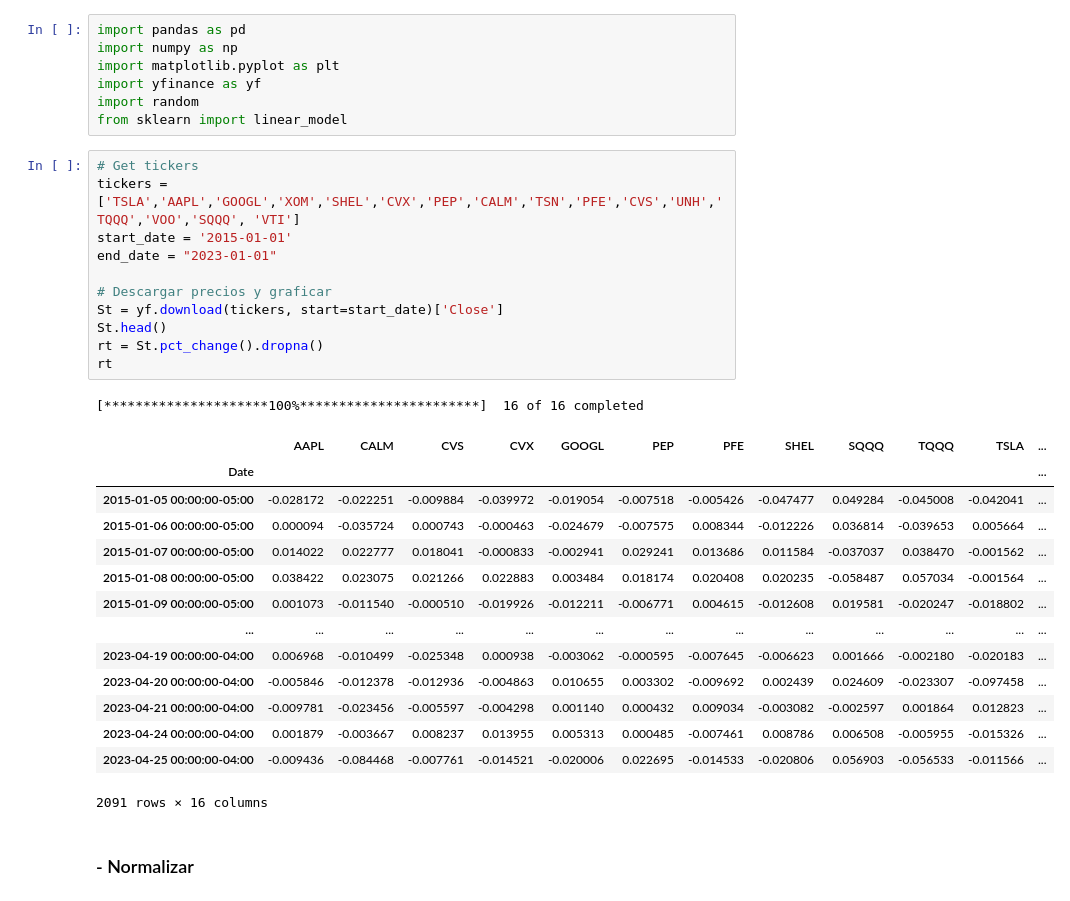
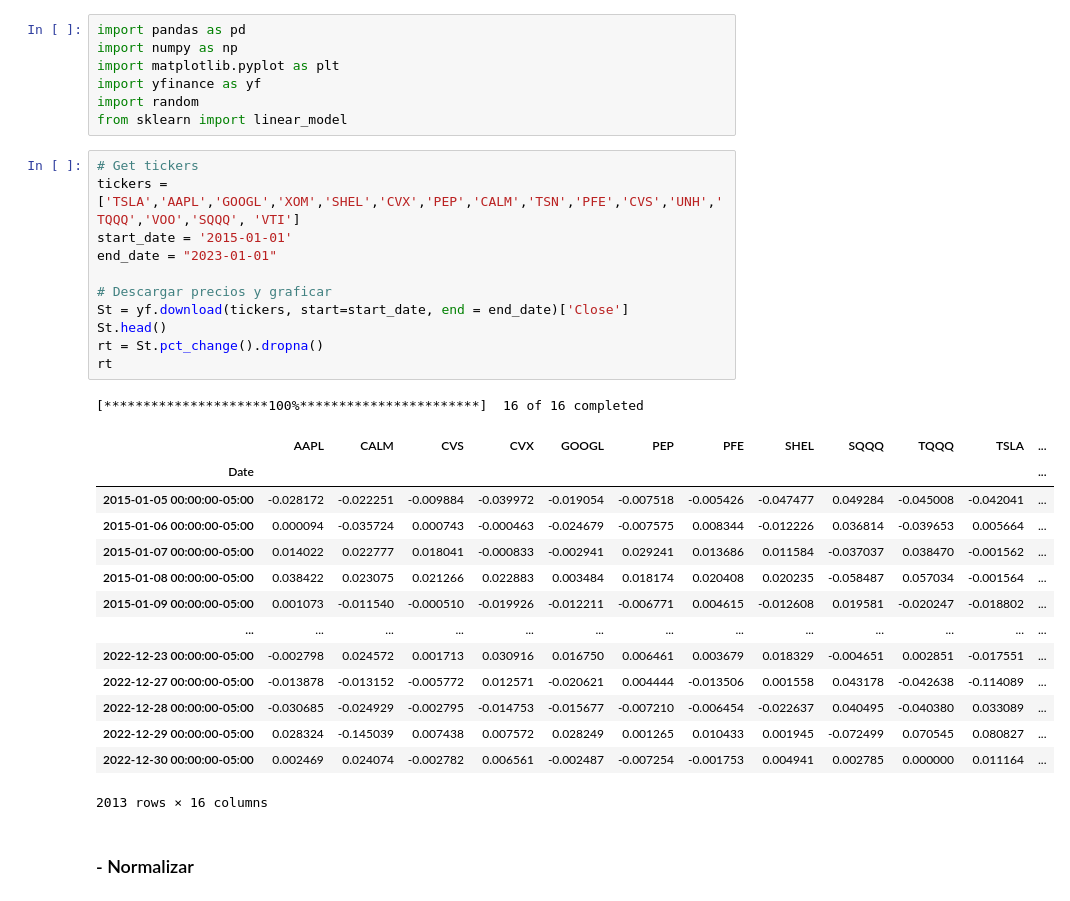
Before and after one commit to GustavodeAnda/PORTAFOLIOS2, a Jupyter notebook: PARTE1.ipynb, the cells around one changed output. Cells and saved outputs as stored; diff of their text form.

```diff
--- a/PARTE1.ipynb
+++ b/PARTE1.ipynb
@@ -14,30 +14,30 @@ from sklearn import linear_model
 # %%
 # Get tickers
 tickers = ['TSLA','AAPL','GOOGL','XOM','SHEL','CVX','PEP','CALM','TSN','PFE','CVS','UNH','TQQQ','VOO','SQQQ', 'VTI']
 start_date = '2015-01-01'
 end_date = "2023-01-01"
 
 # Descargar precios y graficar
-St = yf.download(tickers, start=start_date)['Close']
+St = yf.download(tickers, start=start_date, end = end_date)['Close']
 St.head()
 rt = St.pct_change().dropna()
 rt
 # %% [output]
 [*********************100%***********************]  16 of 16 completed
 |  | AAPL | CALM | CVS | CVX | GOOGL | PEP | PFE | SHEL | SQQQ | TQQQ | TSLA | ... |
 | Date |  |  |  |  |  |  |  |  |  |  |  | ... |
 | 2015-01-05 00:00:00-05:00 | -0.028172 | -0.022251 | -0.009884 | -0.039972 | -0.019054 | -0.007518 | -0.005426 | -0.047477 | 0.049284 | -0.045008 | -0.042041 | ... |
 | 2015-01-06 00:00:00-05:00 | 0.000094 | -0.035724 | 0.000743 | -0.000463 | -0.024679 | -0.007575 | 0.008344 | -0.012226 | 0.036814 | -0.039653 | 0.005664 | ... |
 | 2015-01-07 00:00:00-05:00 | 0.014022 | 0.022777 | 0.018041 | -0.000833 | -0.002941 | 0.029241 | 0.013686 | 0.011584 | -0.037037 | 0.038470 | -0.001562 | ... |
 | 2015-01-08 00:00:00-05:00 | 0.038422 | 0.023075 | 0.021266 | 0.022883 | 0.003484 | 0.018174 | 0.020408 | 0.020235 | -0.058487 | 0.057034 | -0.001564 | ... |
 | 2015-01-09 00:00:00-05:00 | 0.001073 | -0.011540 | -0.000510 | -0.019926 | -0.012211 | -0.006771 | 0.004615 | -0.012608 | 0.019581 | -0.020247 | -0.018802 | ... |
 | ... | ... | ... | ... | ... | ... | ... | ... | ... | ... | ... | ... | ... |
-| 2023-04-19 00:00:00-04:00 | 0.006968 | -0.010499 | -0.025348 | 0.000938 | -0.003062 | -0.000595 | -0.007645 | -0.006623 | 0.001666 | -0.002180 | -0.020183 | ... |
-| 2023-04-20 00:00:00-04:00 | -0.005846 | -0.012378 | -0.012936 | -0.004863 | 0.010655 | 0.003302 | -0.009692 | 0.002439 | 0.024609 | -0.023307 | -0.097458 | ... |
-| 2023-04-21 00:00:00-04:00 | -0.009781 | -0.023456 | -0.005597 | -0.004298 | 0.001140 | 0.000432 | 0.009034 | -0.003082 | -0.002597 | 0.001864 | 0.012823 | ... |
-| 2023-04-24 00:00:00-04:00 | 0.001879 | -0.003667 | 0.008237 | 0.013955 | 0.005313 | 0.000485 | -0.007461 | 0.008786 | 0.006508 | -0.005955 | -0.015326 | ... |
-| 2023-04-25 00:00:00-04:00 | -0.009436 | -0.084468 | -0.007761 | -0.014521 | -0.020006 | 0.022695 | -0.014533 | -0.020806 | 0.056903 | -0.056533 | -0.011566 | ... |
+| 2022-12-23 00:00:00-05:00 | -0.002798 | 0.024572 | 0.001713 | 0.030916 | 0.016750 | 0.006461 | 0.003679 | 0.018329 | -0.004651 | 0.002851 | -0.017551 | ... |
+| 2022-12-27 00:00:00-05:00 | -0.013878 | -0.013152 | -0.005772 | 0.012571 | -0.020621 | 0.004444 | -0.013506 | 0.001558 | 0.043178 | -0.042638 | -0.114089 | ... |
+| 2022-12-28 00:00:00-05:00 | -0.030685 | -0.024929 | -0.002795 | -0.014753 | -0.015677 | -0.007210 | -0.006454 | -0.022637 | 0.040495 | -0.040380 | 0.033089 | ... |
+| 2022-12-29 00:00:00-05:00 | 0.028324 | -0.145039 | 0.007438 | 0.007572 | 0.028249 | 0.001265 | 0.010433 | 0.001945 | -0.072499 | 0.070545 | 0.080827 | ... |
+| 2022-12-30 00:00:00-05:00 | 0.002469 | 0.024074 | -0.002782 | 0.006561 | -0.002487 | -0.007254 | -0.001753 | 0.004941 | 0.002785 | 0.000000 | 0.011164 | ... |
-2091 rows × 16 columns
+2013 rows × 16 columns
 # %% [markdown]
 ###  - Normalizar
 # %%
```
Also changed, not shown: parts of 2 cells of this notebook.
